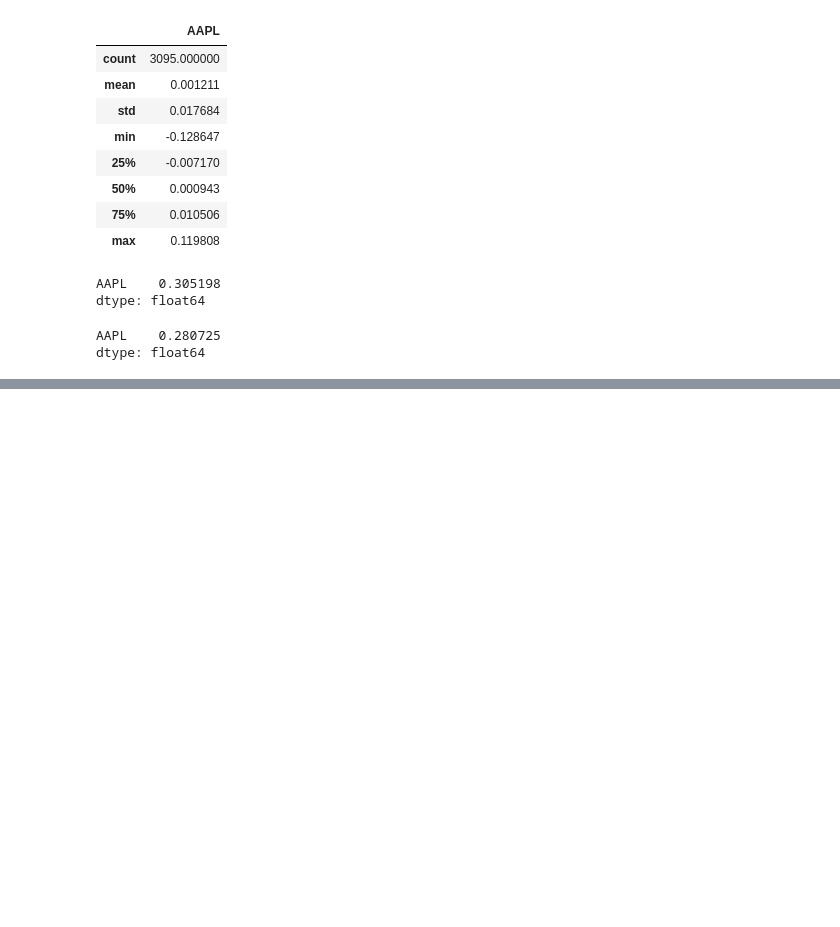
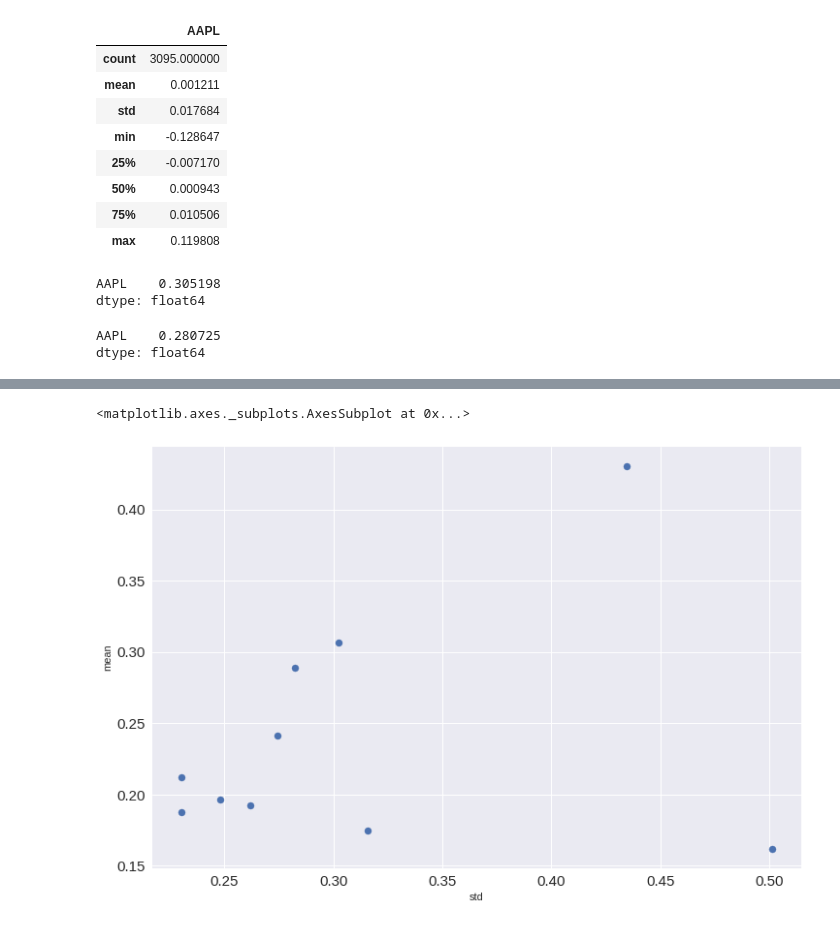
Before and after one commit to salmankhaliq22/Stock-Screener-using-Technical-Analysis-and-Efficient-Frontiers, a Jupyter notebook: 03-Normalizing the stocks data.ipynb, the cells around one changed output, grey strips where cells are left out. Drawn from its saved outputs; the diff is of its cells as text; code cells hidden in the pictures; blank space fills up the shorter version.

```diff
--- a/03-Normalizing the stocks data.ipynb
+++ b/03-Normalizing the stocks data.ipynb
@@ -582,0 +619,2 @@ returns.describe().T
+# %%
+risk_return['mean'] = risk_return['mean'] * 252
@@ -582,0 +635,2 @@ returns.describe().T
+# %%
+risk_return['std'] = risk_return['std'] * np.sqrt(252)
@@ -582,0 +651,6 @@ returns.describe().T
+# %%
+# Lets plot the risk return as a scatter plot, std would be on x-axis and mean would on y-axis
+risk_return.plot.scatter(x = "std", y = "mean", figsize = (12, 8), s = 50, fontsize = 15)
+# %% [output]
+<matplotlib.axes._subplots.AxesSubplot at 0x...>
+[figure, added]
```
Also changed, not shown: parts of 9 cells of this notebook.
